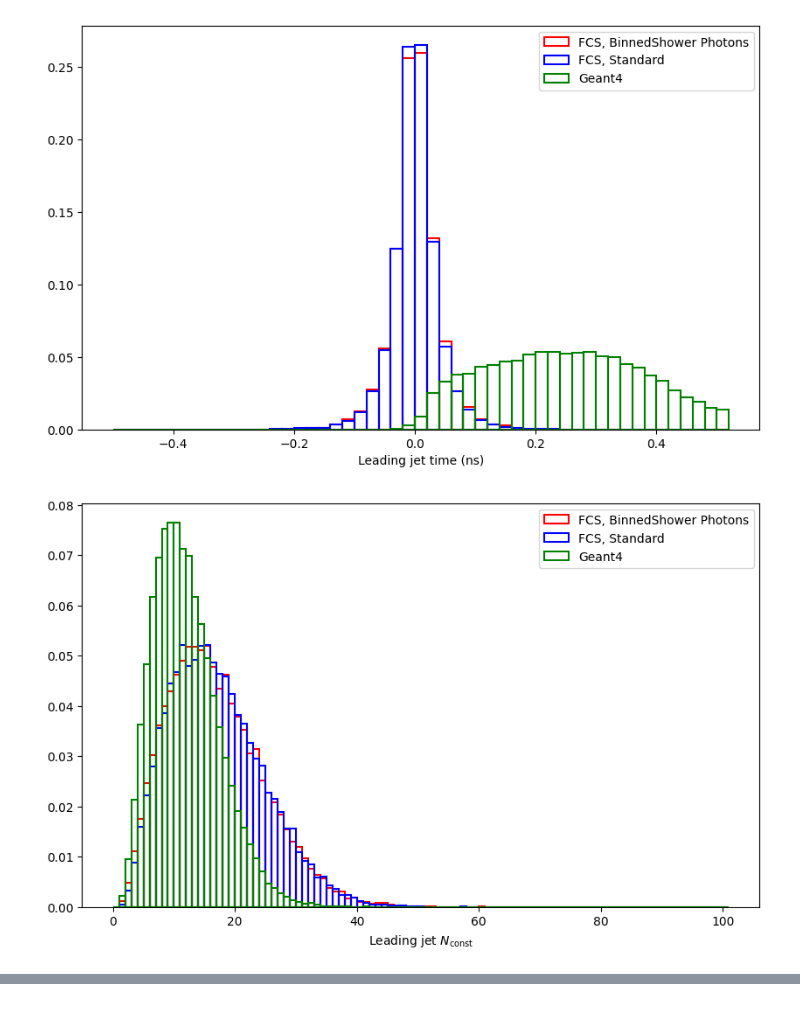
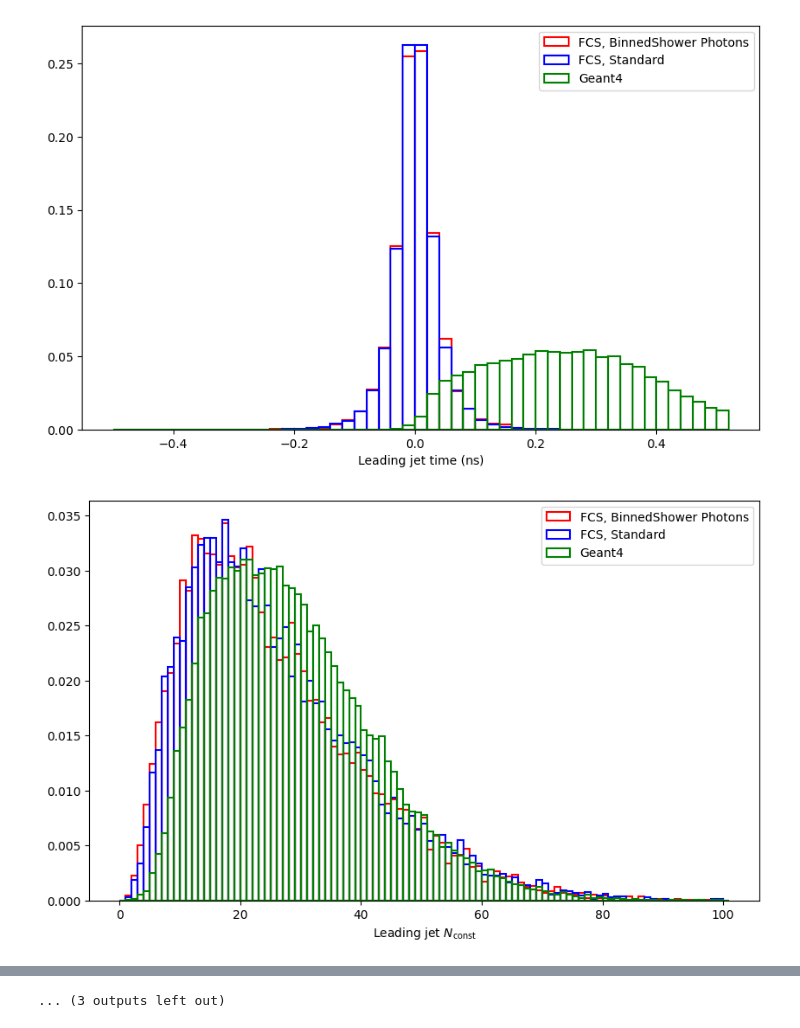
Before and after one commit to MarcoValente/sprkcalo, a Jupyter notebook: notebooks/plots_jet.ipynb, the cells around one changed output, grey strips where cells are left out. Cells and saved outputs as stored; diff of their text form; code cells hidden in the pictures.

```diff
--- a/notebooks/plots_jet.ipynb
+++ b/notebooks/plots_jet.ipynb
@@ -104,6 +105,7 @@ def plot_hists(main_dirs:List[str],
                leg_loc='best',
                colors=None,
                density=False,
+               outdir=None,
                **kwargs
                ):
 
@@ -124,12 +126,17 @@ def plot_hists(main_dirs:List[str],
             plot(main_dir,label=label,color=color,density=density,**hd)
 
         plt.legend(loc=leg_loc)
+        if outdir is not None:
+            create_dir(outdir)
+            plt.savefig(f"{outdir}/{hd['name']}.png", dpi=300, bbox_inches="tight")
     pass
 
 
 # Example usage
 labels=['FCS, BinnedShower Photons','FCS, Standard', 'Geant4']
-main_dirs = [f'../outputs/2025-08-20/{sim_type}/HISTS' for sim_type in ['FCS_BinnedShower','FCS_Standard','FS']]
-plot_hists(main_dirs,labels,colors=['red','blue','green'],density=True)
+main_dir='../outputs/2025-08-26_empflow'
+main_dirs = [f'{main_dir}/{sim_type}/HISTS' for sim_type in ['FCS_BinnedShower','FCS_Standard','FS']]
+outputplot_dir = f"{main_dir}/PLOTS"
+plot_hists(main_dirs,labels,colors=['red','blue','green'],outdir=outputplot_dir,density=True)
 # %% [output]
 Plotting histogram jet_pt_0 with dictionary {'name': 'jet_pt_0', 'nbins': 50, 'bounds': [0.0, 4000.0], 'col_name': 'jet_pt_0', 'xlabel': 'Leading jet $p_T$ (GeV)'}...
@@ -156,2 +163,2 @@ Making plot from directory '../outputs/2025-08-20/FS/HISTS' with label 'Geant4'
-[figure, old version]
+[figure, new version]
-[figure, old version]
+[figure, new version]
@@ -163,0 +170 @@ Making plot from directory '../outputs/2025-08-20/FS/HISTS' with label 'Geant4'
+... (3 outputs left out)
```
Also changed, not shown: parts of 2 cells of this notebook, 3 other files.
